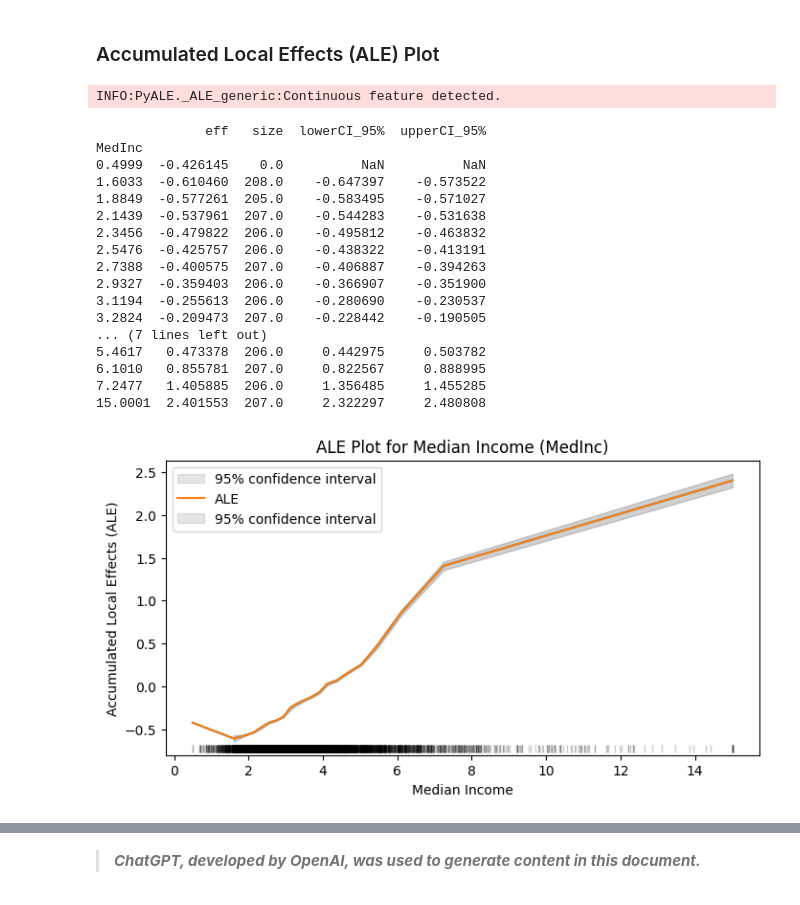
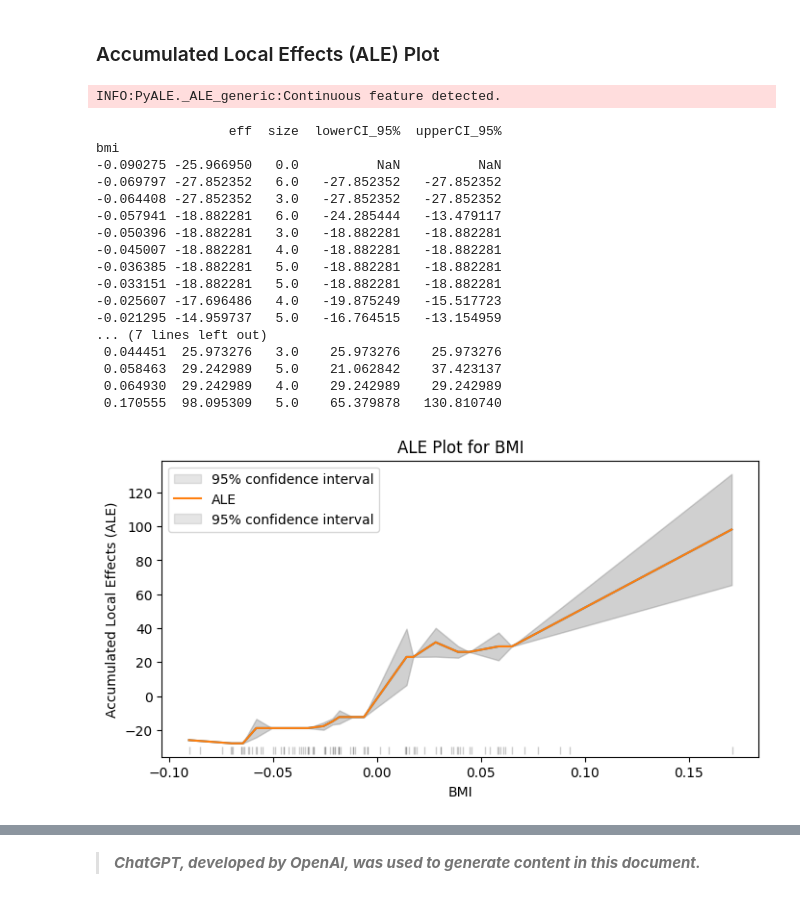
Before and after one commit to aghakishiyeva/Explainable-Techniques-II, a Jupyter notebook: AIPI590_Assignment_6.ipynb, the cells around one changed output, grey strips where cells are left out. Saved outputs shown, nothing was run; the diff lists cells and outputs as text; code cells hidden in the pictures.

```diff
--- a/AIPI590_Assignment_6.ipynb
+++ b/AIPI590_Assignment_6.ipynb
@@ -39,7 +39,6 @@ from PyALE import ale
 # %% [markdown]
 ### Load and Explore the Dataset
 # %%
-# Load the California Housing dataset
-data = fetch_california_housing(as_frame=True)
-df = data['data']
-df['target'] = data['target']
+data = load_diabetes()
+df = pd.DataFrame(data.data, columns=data.feature_names)
+df['target'] = data.target
@@ -93,7 +90,6 @@ X = df.drop(columns=['target'])
 y = df['target']
 X_train, X_test, y_train, y_test = train_test_split(X, y, test_size=0.2, random_state=42)
 # %%
-# Train a Random Forest Regressor model
-model = RandomForestRegressor(n_estimators=100, random_state=42)
+model = GradientBoostingRegressor(n_estimators=100, random_state=42)
 model.fit(X_train, y_train)
 # %% [output]
@@ -131,47 +126,42 @@ The **ICE plot** for `MedInc` shows that while the overall effect of increasing
 # %% [markdown]
 ### Accumulated Local Effects (ALE) Plot
 # %%
-# Create ALE plot for 'MedInc' feature
 
 ale_eff = ale(
-    X=X_test,                # Input test dataset
-    model=model,             # Pass the model directly
-    feature=["MedInc"],       # Feature for which you want to calculate ALE
-    grid_size=20              # Number of intervals for calculating ALE
+    X=X_test,
+    model=model,
+    feature=["bmi"],
+    grid_size=20
 )
 
-# Inspect the ALE results
 print(ale_eff)
 
-# Plot ALE for 'MedInc' using the 'eff' column and the index (MedInc values)
 plt.plot(ale_eff.index, ale_eff['eff'], label='ALE')
 
-# Plot the confidence intervals
 plt.fill_between(ale_eff.index, ale_eff['lowerCI_95%'], ale_eff['upperCI_95%'], color='gray', alpha=0.2, label='95% confidence interval')
 
-# Add labels and title
-plt.title("ALE Plot for Median Income (MedInc)")
-plt.xlabel("Median Income")
+plt.title("ALE Plot for BMI")
+plt.xlabel("BMI")
 plt.ylabel("Accumulated Local Effects (ALE)")
 plt.legend()
 plt.show()
 # %% [output]
 INFO:PyALE._ALE_generic:Continuous feature detected.
-              eff   size  lowerCI_95%  upperCI_95%
-MedInc
-0.4999  -0.426145    0.0          NaN          NaN
-1.6033  -0.610460  208.0    -0.647397    -0.573522
-1.8849  -0.577261  205.0    -0.583495    -0.571027
-2.1439  -0.537961  207.0    -0.544283    -0.531638
-2.3456  -0.479822  206.0    -0.495812    -0.463832
-2.5476  -0.425757  206.0    -0.438322    -0.413191
-2.7388  -0.400575  207.0    -0.406887    -0.394263
-2.9327  -0.359403  206.0    -0.366907    -0.351900
-3.1194  -0.255613  206.0    -0.280690    -0.230537
-3.2824  -0.209473  207.0    -0.228442    -0.190505
+                 eff  size  lowerCI_95%  upperCI_95%
+bmi
+-0.090275 -25.966950   0.0          NaN          NaN
+-0.069797 -27.852352   6.0   -27.852352   -27.852352
+-0.064408 -27.852352   3.0   -27.852352   -27.852352
+-0.057941 -18.882281   6.0   -24.285444   -13.479117
+-0.050396 -18.882281   3.0   -18.882281   -18.882281
+-0.045007 -18.882281   4.0   -18.882281   -18.882281
+-0.036385 -18.882281   5.0   -18.882281   -18.882281
+-0.033151 -18.882281   5.0   -18.882281   -18.882281
+-0.025607 -17.696486   4.0   -19.875249   -15.517723
+-0.021295 -14.959737   5.0   -16.764515   -13.154959
 ... (7 lines left out)
-5.4617   0.473378  206.0     0.442975     0.503782
-6.1010   0.855781  207.0     0.822567     0.888995
-7.2477   1.405885  206.0     1.356485     1.455285
-15.0001  2.401553  207.0     2.322297     2.480808
+ 0.044451  25.973276   3.0    25.973276    25.973276
+ 0.058463  29.242989   5.0    21.062842    37.423137
+ 0.064930  29.242989   4.0    29.242989    29.242989
+ 0.170555  98.095309   5.0    65.379878   130.810740
-[figure, old version]
+[figure, new version]
```
Also changed, not shown: parts of 20 cells of this notebook.
